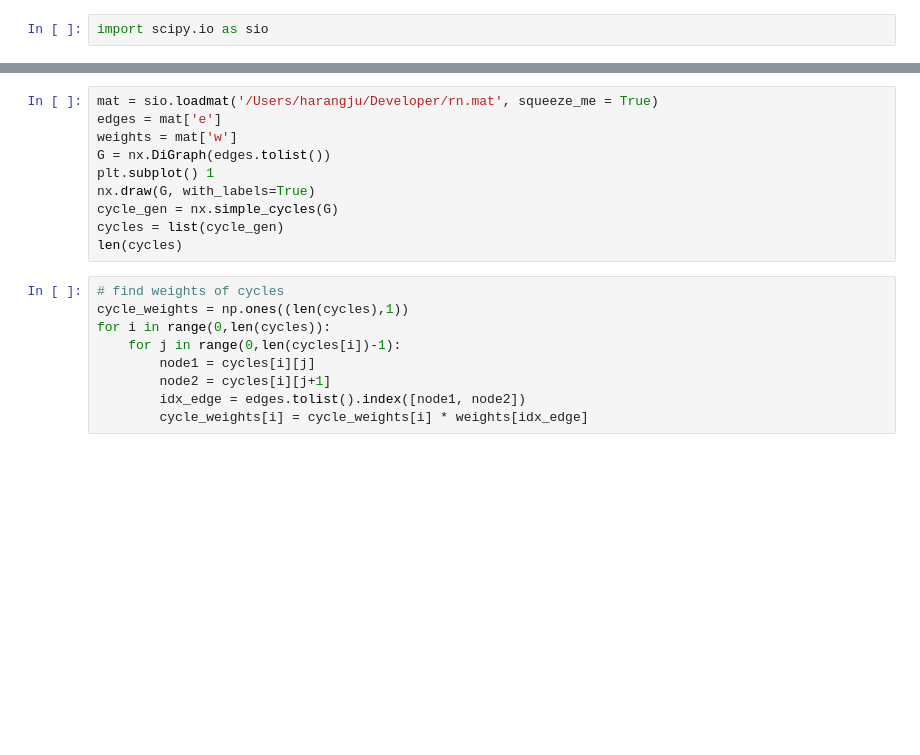
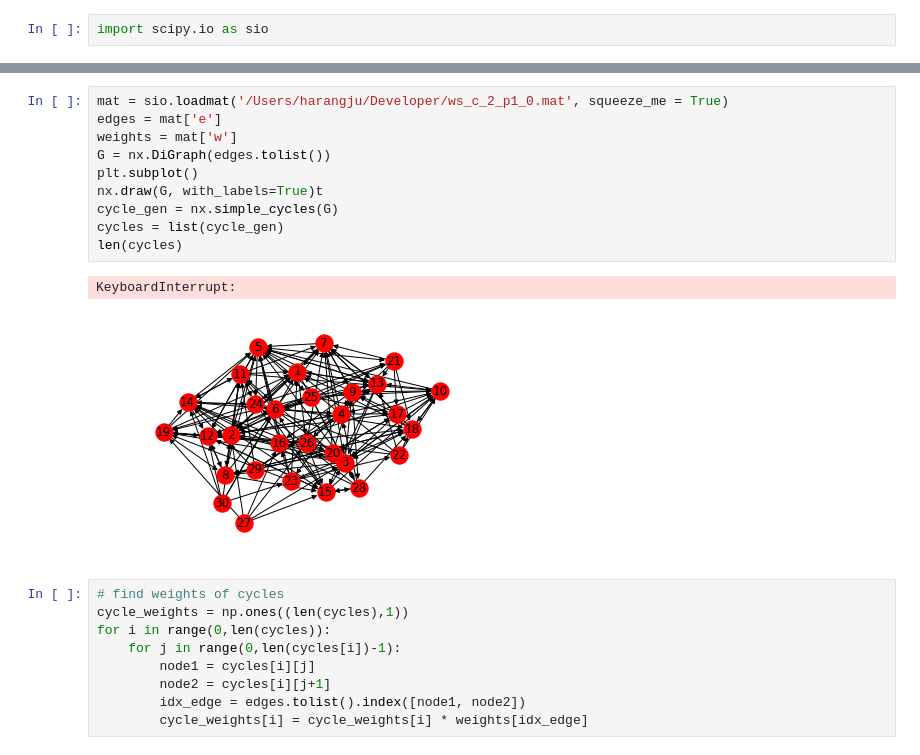
Before and after one commit to harangju/avalanche, a Jupyter notebook: metrics/graph/simple_cycles.ipynb, the cells around one changed output, grey strips where cells are left out. Saved outputs shown, nothing was run; the diff lists cells and outputs as text; blank space fills up the shorter version.

```diff
--- a/metrics/graph/simple_cycles.ipynb
+++ b/metrics/graph/simple_cycles.ipynb
@@ -34,13 +34,16 @@ len(cycles)
 # %%
-mat = sio.loadmat('/Users/harangju/Developer/rn.mat', squeeze_me = True)
+mat = sio.loadmat('/Users/harangju/Developer/ws_c_2_p1_0.mat', squeeze_me = True)
 edges = mat['e']
 weights = mat['w']
 G = nx.DiGraph(edges.tolist())
-plt.subplot() 1
-nx.draw(G, with_labels=True)
+plt.subplot()
+nx.draw(G, with_labels=True)t
 cycle_gen = nx.simple_cycles(G)
 cycles = list(cycle_gen)
 len(cycles)
+# %% [output]
+KeyboardInterrupt:
+[figure, added]
 # %%
 # find weights of cycles
 cycle_weights = np.ones((len(cycles),1))
```
Also changed, not shown: parts of 1 cell of this notebook, 3 other files.
